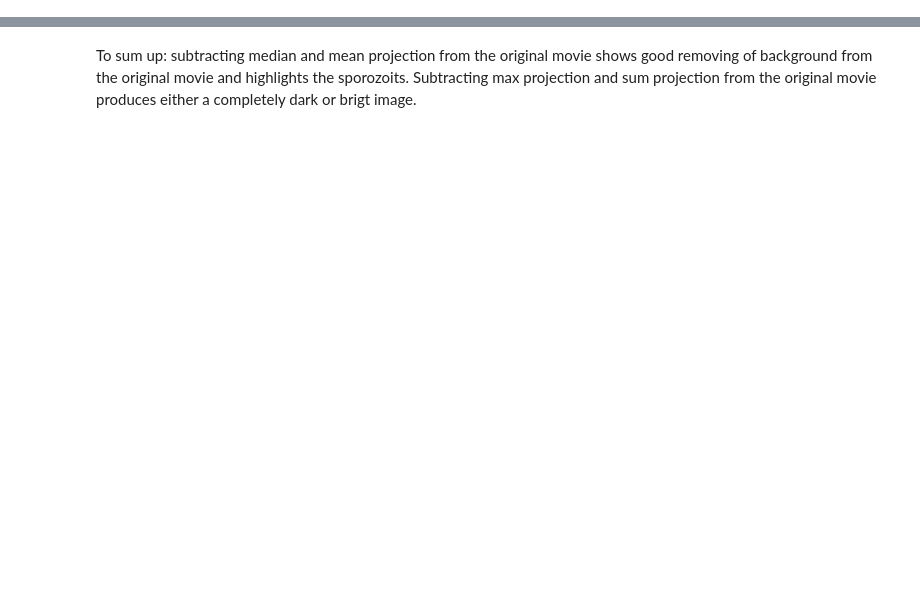
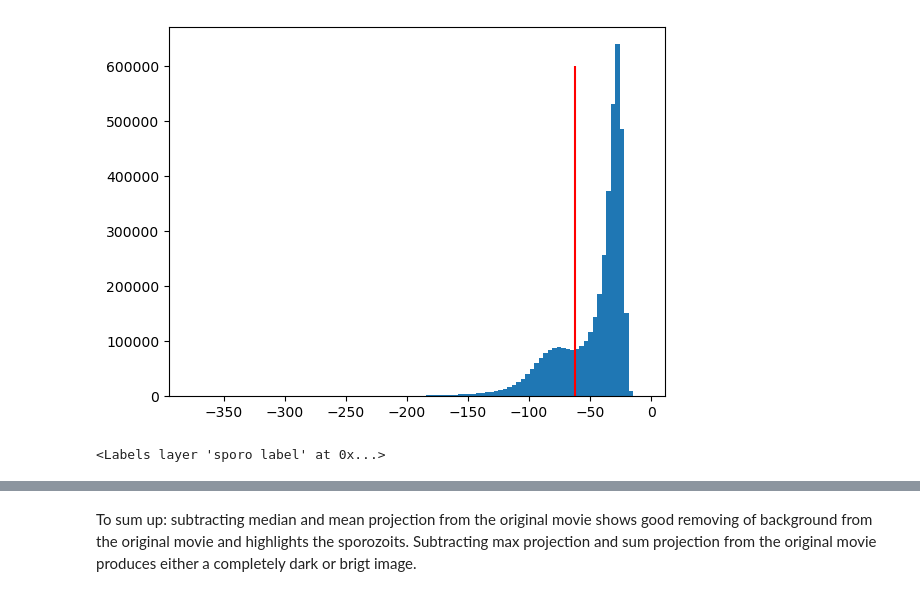
Before and after one commit to felixS27/PASTT, a Jupyter notebook: ImageManipulation.ipynb, the cells around one changed output, grey strips where cells are left out. Cells and saved outputs as stored; diff of their text form; code cells hidden in the pictures; blank space fills up the shorter version.

Commit message:
Update ImageManipulation notebook: Add some more calculations

```diff
--- a/ImageManipulation.ipynb
+++ b/ImageManipulation.ipynb
@@ -7,0 +24,28 @@ import matplotlib.pyplot as plt
+# %%
+#read in one image stack
+img_movie = AICSImage("C:/Users/mrfel/Desktop/Python_random/Movie2.czi")
+print(img_movie.dims)
+print(img_movie.shape)
+#reduce dimensionality of the image to only T, Y and X
+img_movie = img_movie.get_image_data("TYX")
+# img_movie = img_movie.data
+#create the mean projection of the movie
+img_mean = np.mean(img_movie.data, axis = 0)
+#subtract mean projection of the movie
+movie_mean = img_movie.data - img_mean
+#create min projection of the previous processed movie
+img_mean_min = np.min(movie_mean, axis = 0)
+#calculate the threshold of the min projeciton with otsu
+threshold = skif.threshold_otsu(img_mean_min)
+print(threshold)
+#create binary movie with threshold
+movie_binary = movie_mean < (threshold)
+morph_disk_size = 1
+binary_proc = np.zeros(movie_binary.shape, dtype=bool)
+for i in range(0,movie_binary.shape[0]):
+    binary_proc[i,:,:] = morph(movie_binary[i,:,:],morph_disk_size)
+    print(str(i)+" iteration step done")
+label_img = np.zeros(binary_proc.shape)
+for i in range(0,binary_proc.shape[0]):
+    label_img[i,:,:] = skimo.label(binary_proc[i,:,:], connectivity=1)
+label_img = label_img.astype("int64")
@@ -7,0 +70,13 @@ import matplotlib.pyplot as plt
+# %%
+plt.hist(img_mean_min.ravel(), bins = 100)
+plt.vlines(x=threshold, ymin=0, ymax=600000, colors = 'red')
+plt.show()
+# %% [output]
+[figure, added]
+# %%
+#add image and label
+viewer.add_image(img_movie, name = 'original movie')
+viewer.add_image(binary_proc, name = 'binary')
+viewer.add_labels(label_img, name = 'sporo label')
+# %% [output]
+<Labels layer 'sporo label' at 0x...>
```
Also changed, not shown: parts of 32 cells of this notebook.
